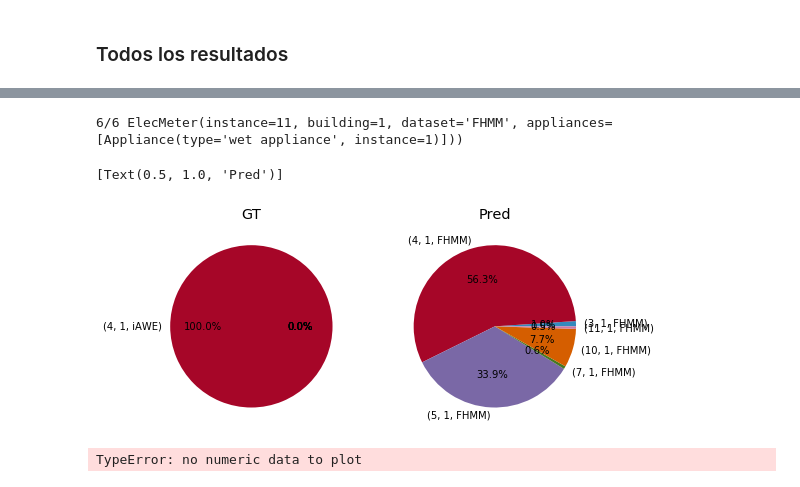
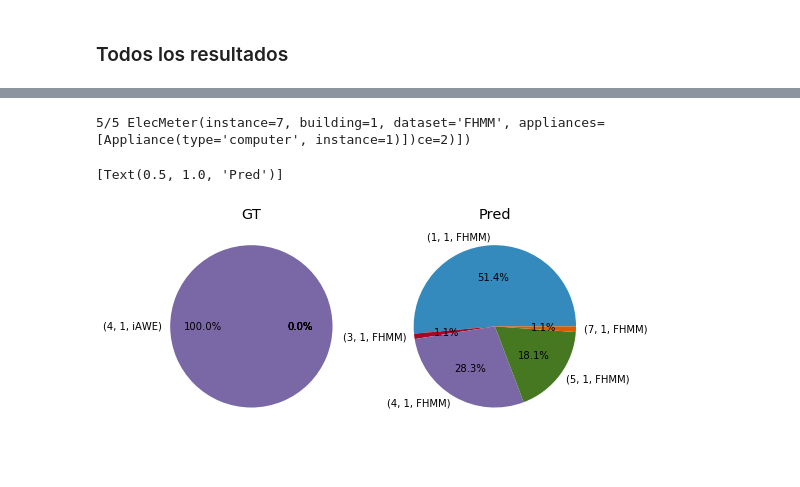
Before and after one commit to crn565/NILMTK_ozm_vs_iawe, a Jupyter notebook: 7.- DESAGREGACION.ipynb, the cells around one changed output, grey strips where cells are left out. Cells and saved outputs as stored; diff of their text form; code cells hidden in the pictures.

```diff
--- a/7.- DESAGREGACION.ipynb
+++ b/7.- DESAGREGACION.ipynb
@@ -27,9 +27,9 @@ test.set_window(start="2013-09-17 05:30:00", end="2013-09-18 08:40:00")
 
 
 
-test_elec = test.buildings[1].elec
+test_elec1 = test.buildings[1].elec
 
-#test_elec = test_elec.select(instance=[2,3,4,5,6,7,8,9,10,11,12])
+test_elec = test_elec1.select(instance=[1,2,3,4,5,6,7,8,9,10,11,12])
 
 
 
@@ -253,32 +253,16 @@ plt.savefig('./data/images/6.2_Plot_results_1.1.svg', bbox_inches='tight', trans
 # %%
 rcParams['figure.figsize'] = (8, 5)
 fig, (ax1, ax2) = plt.subplots(1, 2)
-test_elec.select(instance=[3,4,5,7,10,11]).fraction_per_meter().plot(ax=ax1, autopct=lambda p:'{:.1f}%'.format(p), kind='pie')
-results_elec.select(instance=[3,4,5,7,10,11]).fraction_per_meter().plot(ax=ax2, autopct=lambda p:'{:.1f}%'.format(p), kind='pie')
+test_elec.select(instance=[1,3,4,5,7]).fraction_per_meter().plot(ax=ax1, autopct=lambda p:'{:.1f}%'.format(p), kind='pie')
+results_elec.select(instance=[1,3,4,5,7]).fraction_per_meter().plot(ax=ax2, autopct=lambda p:'{:.1f}%'.format(p), kind='pie')
 ax1.set(ylabel="")
 ax1.set(title='GT')
 ax2.set(ylabel="")
 ax2.set(title='Pred')
 # %% [output]
-6/6 ElecMeter(instance=11, building=1, dataset='FHMM', appliances=[Appliance(type='wet appliance', instance=1)]))
+5/5 ElecMeter(instance=7, building=1, dataset='FHMM', appliances=[Appliance(type='computer', instance=1)])ce=2)])
 [Text(0.5, 1.0, 'Pred')]
-[figure, old version]
+[figure, new version]
-# %%
-rcParams['figure.figsize'] = (6, 5)
-
-df_d=test_elec.select(instance=[1]).dataframe_of_meters(ac_type='active')
-ax1 = df_d.plot(kind='area',color=colors)
-next(test_elec[1].load(ac_type='active')).plot(ax=ax1, c='r')
-
-#etiquetas
-ax1.legend(labels[1:7])
-ax1.set(title='Consumo Eléctrico Desagregado')
-ax1.set_xticklabels(['1','2', '3', '4','5','6','7', '8','9'])
-ax1.set(ylabel='Power (W)')
-ax1.annotate("Periodo=1800s", xycoords='axes pixels', xy=(5, 110))
-ax1.set_ylim(-100,3200)
-# %% [output]
-TypeError: no numeric data to plot
 # %%
 rcParams['figure.figsize'] = (6, 5)
 
```
Also changed, not shown: parts of 9 cells of this notebook.
